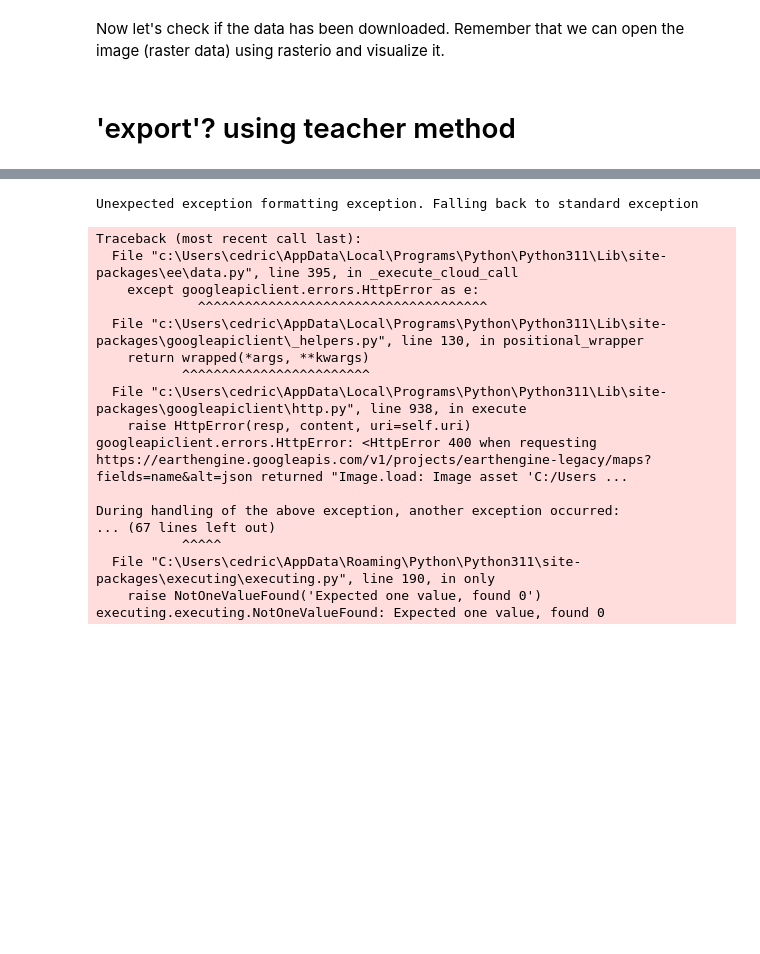
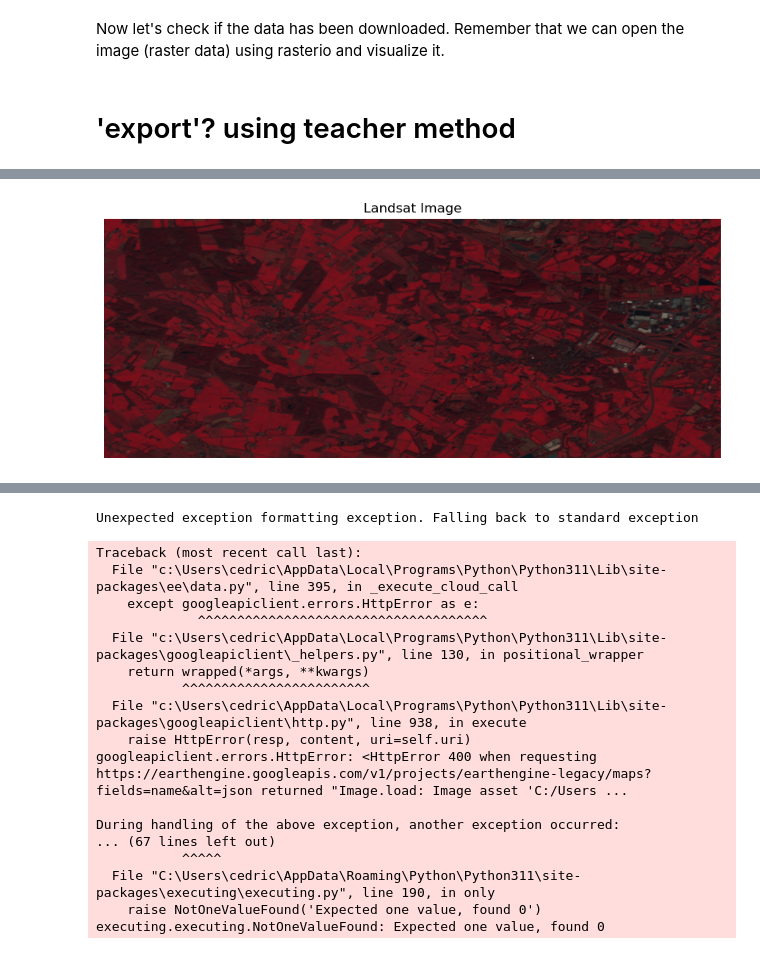
Before and after one commit to Holthuizen/GIS-Final, a Jupyter notebook: code/template_gee copy.ipynb, the cells around one changed output, grey strips where cells are left out. Cells and saved outputs as stored; diff of their text form; code cells hidden in the pictures; blank space fills up the shorter version.

```diff
--- a/code/template_gee copy.ipynb
+++ b/code/template_gee copy.ipynb
@@ -316 +330,17 @@ Clipping input data to the valid range for imshow with RGB data ([0..1] for floa
+# %%
+import matplotlib.pyplot as plt
+
+# Check if the data needs to be normalized
+max_value = img_rgb.max()
+if max_value > 1:
+    img_rgb = img_rgb / max_value  # Normalize to range [0, 1] if necessary
+
+# Plotting the image
+plt.figure(figsize=(10, 10))
+plt.imshow(img_rgb)
+plt.axis('off')  # Turn off axis numbers and labels
+plt.title('Landsat Image')
+plt.show()
+# %% [output]
+[figure, added]
 # %% [markdown]
```
Also changed, not shown: parts of 20 cells of this notebook, 2 other files.
